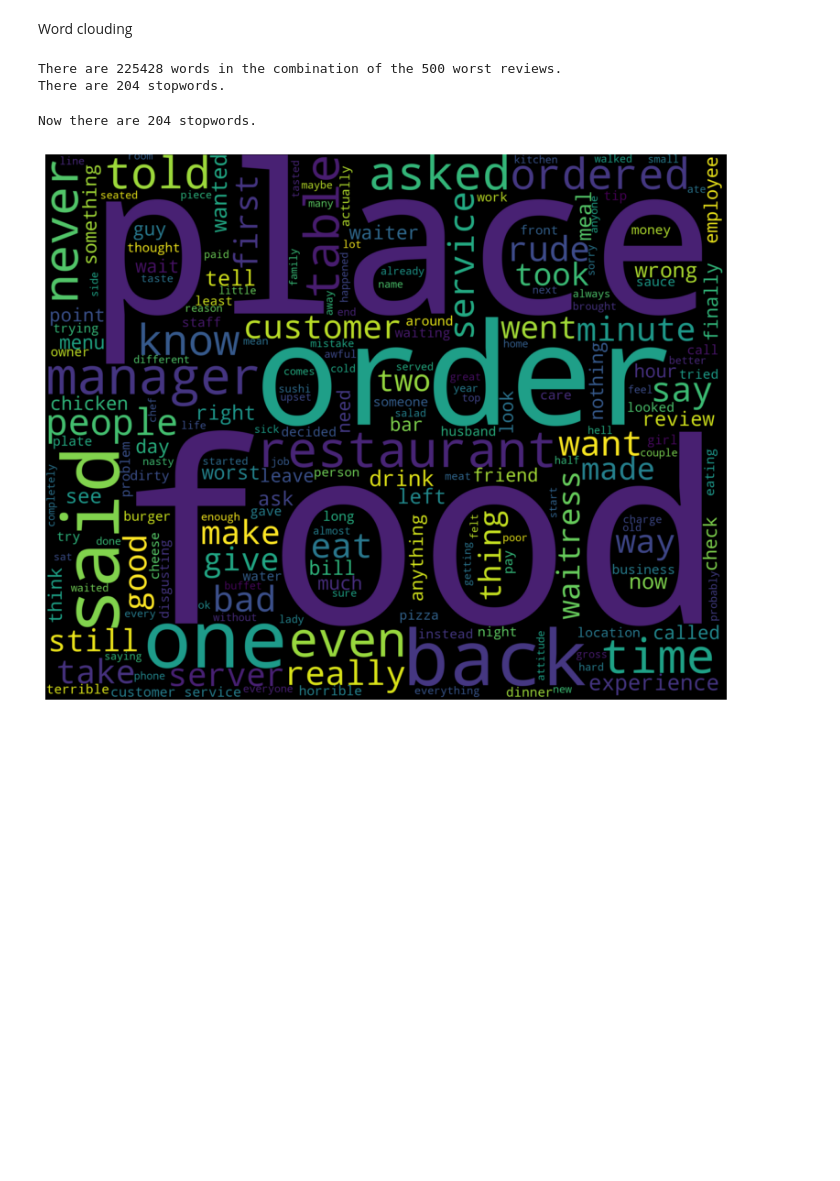
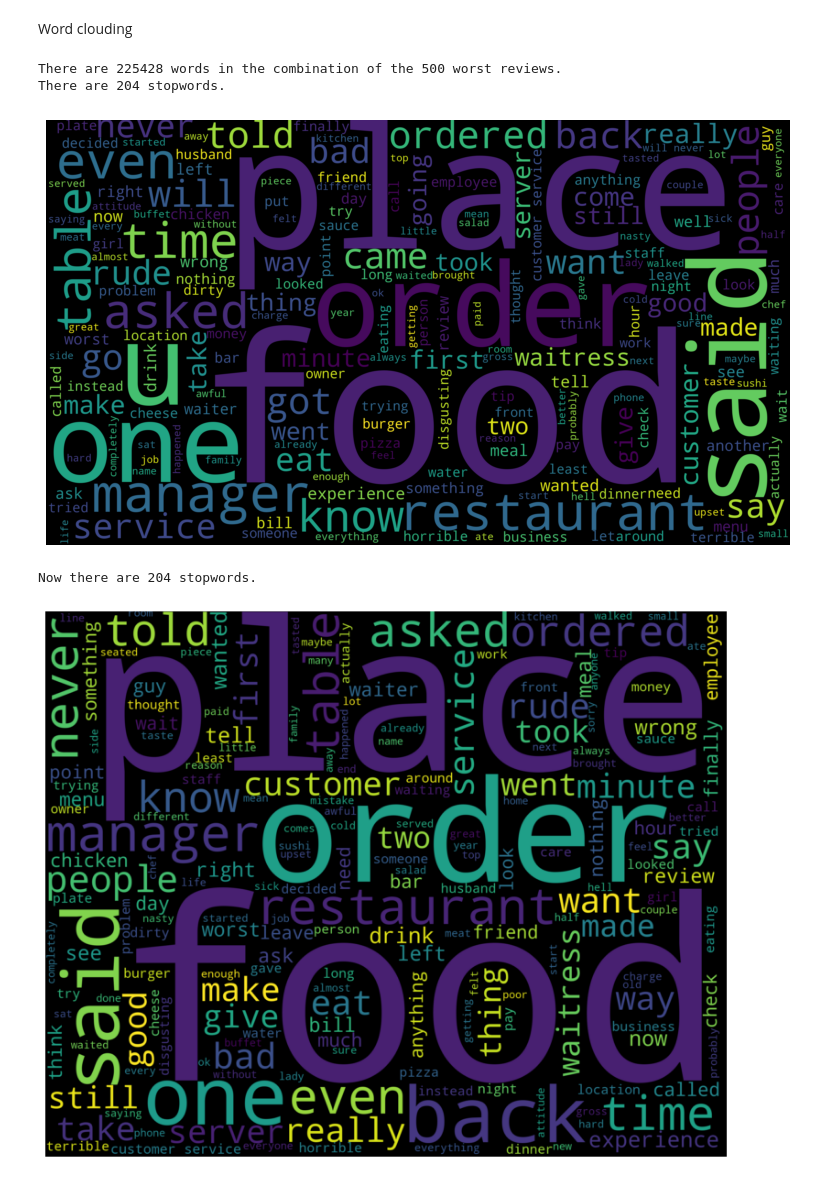
Before and after one commit to TLAbles/Welp, a Jupyter notebook: Welp. A Look at One Star Yelp Reviews.ipynb, the cells around one changed output. Saved outputs shown, nothing was run; the diff lists cells and outputs as text; code cells hidden in the pictures; blank space fills up the shorter version.

```diff
--- a/Welp. A Look at One Star Yelp Reviews.ipynb
+++ b/Welp. A Look at One Star Yelp Reviews.ipynb
@@ -214,5 +214,5 @@ See the caveats in the documentation: https://pandas.pydata.org/pandas-docs/stab
   bottom_dwellers['language'] = languages
 # %%
 # only keep English reviews
-bottom_dwellers = bottom_dwellers[bottom_dwellers['language']== 'en']
+worst_reviews = worst_reviews[worst_reviews['language']== 'en']
 # %%
@@ -222,10 +222,10 @@ len(bottom_dwellers)
 # %% [markdown]
 Worst 500 reviews by compound score
 # %%
-bottom_dwellers = bottom_dwellers.head(500)
+worst_reviews = worst_reviews.head(500)
 # %%
-bottom_dweller_mean = bottom_dwellers['compound'].mean()
-print(bottom_dweller_mean)
+worst_reviews = worst_reviews['compound'].mean()
+print(worst_reviews_mean)
 # %% [output]
 -0.9950786000000006
 # %% [markdown]
@@ -256,15 +265,26 @@ Map
 Word clouding
 # %%
 # join all reviews and get a count of words to start making a wordcloud also lower case them
-turd_soup= " ".join(bottom_dwellers['text']).lower()
+review_words= " ".join(worst_reviews['text']).lower()
 
 # how many words?
-print ("There are {} words in the combination of the 500 worst reviews.".format(len(turd_soup.split(' '))))
+print ("There are {} words in the combination of the 500 worst reviews.".format(len(review_words.split(' '))))
 # how many stopwords?
 print ("There are {} stopwords.".format(len(STOPWORDS))) #how many uselessly common words?
 # %% [output]
 There are 225428 words in the combination of the 500 worst reviews.
 There are 204 stopwords.
+# %%
+# make wordcloud of 1 star reviews with stop words removed
+word_cloud = WordCloud(stopwords=STOPWORDS, width =3500, height= 2000, max_words=200, random_state=42).generate(review_words)
+
+# show wordcloud
+plt.figure(figsize= (12, 10), dpi=80)
+plt.imshow(word_cloud, interpolation='bilinear')
+plt.axis("off")
+plt.show()
+# %% [output]
+[figure, added]
 # %%
 STOPWORDS.update(["will", "let", "well", "u","us", "another", "go", "got", "came", "come", "put", "going" ]) #stopwords updated
 print ("Now there are {} stopwords.".format(len(STOPWORDS)))
```
Also changed, not shown: parts of 8 cells of this notebook, 2 other files.
